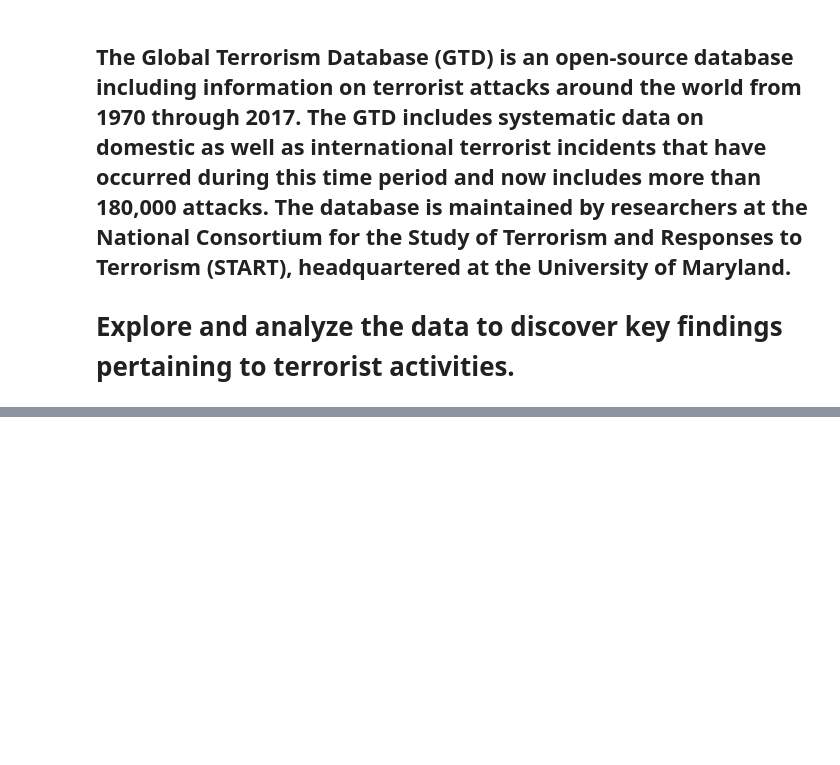
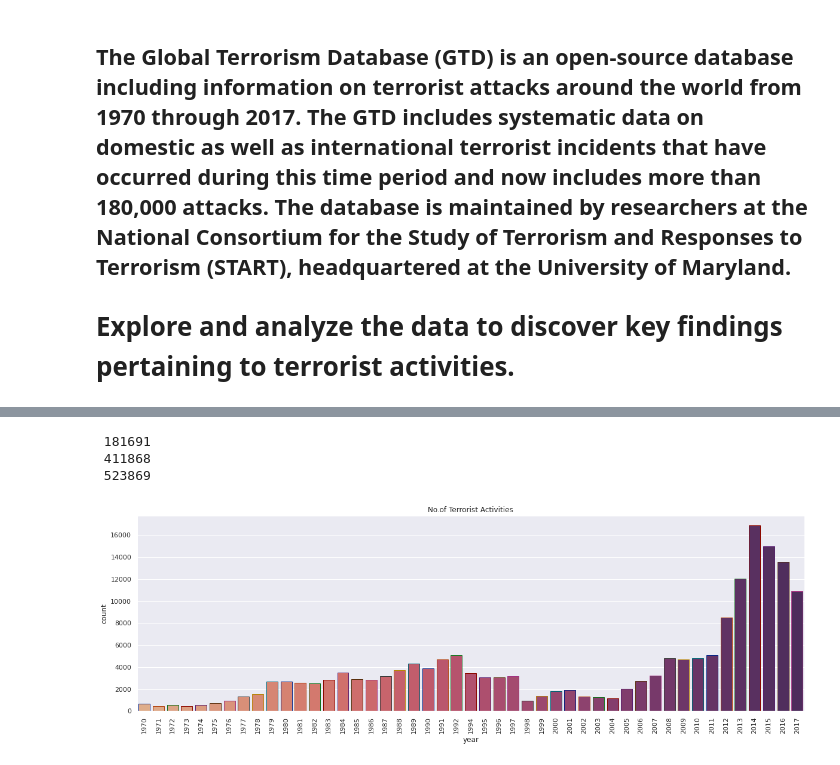
Before and after one commit to keerthana-narra/global-terrorism, a Jupyter notebook: N_Sai_Keerthana_Reddy_Global_Terrorism_Analysis_Capstone_Project.ipynb, the cells around one changed output, grey strips where cells are left out. Cells and saved outputs as stored; diff of their text form; code cells hidden in the pictures; blank space fills up the shorter version.

```diff
--- a/N_Sai_Keerthana_Reddy_Global_Terrorism_Analysis_Capstone_Project.ipynb
+++ b/N_Sai_Keerthana_Reddy_Global_Terrorism_Analysis_Capstone_Project.ipynb
@@ -37,0 +31,3 @@ df
+# %%
+#taking a subset because by looking at the data many columns have null values so not useful
+global_terrorism = df[['eventid','iyear',	'imonth',	'iday', 'extended',	'country', 'country_txt',	'region',	'region_txt',	'provstate',	'city',	'latitude',	'longitude', 'success',	'suicide',	'attacktype1',	'attacktype1_txt', 'targtype1',	'targtype1_txt', 'targsubtype1',	'targsubtype1_txt', 'gname','weaptype1', 'weaptype1_txt',   'nkill',   'nwound',   'ishostkid', 'target1',  'ransom']]
@@ -37,0 +43,7 @@ df
+# %%
+#renaming the columns by the appropriate name
+global_terrorism.rename(columns={'iyear' : 'year' , 'imonth' : 'month', 'iday' : 'day' , 'country_txt' : 'country_name' , 'region_txt' : 'region_name' ,  'attacktype1_txt' : 'attacktype' , 'target1' : 'target' , 'nkill' : 'killed' , 'nwound' : 'wounded'  , 'gname' : 'group' , 'targtype1_txt' : 'target_type' , 'weaptype1_txt' : 'weapon_type' , 'motive' : 'motive' } , inplace = True)
+#Introducing new column
+global_terrorism['casualities'] = global_terrorism.killed + global_terrorism.wounded
+# taking data frame subset into global_terrorism variable
+global_terrorism=global_terrorism[[ 'year' , 'month' , 'day' , 'country', 'country_name' ,'region','region_name' , 'city' , 'latitude' , 'longitude' ,  'attacktype' , 'killed' , 'wounded' , 'casualities' , 'target' , 'group' , 'target_type' , 'weapon_type' ]]
@@ -37,0 +71,21 @@ df
+# %%
+# total no.of attacks recorded
+print('',global_terrorism.index.nunique())
+# total no.of people got killed
+print('',int(global_terrorism.killed.sum()))
+# total no.of people wounded
+print('',int(global_terrorism.wounded.sum()))
+# %% [output]
+ 181691
+ 411868
+ 523869
+# %%
+#Visualizing no.of terrorist activities happend from 1970-2017 (Year-wise)
+
+plt.subplots(figsize=(20,6))   # for size of the rectangle the plot should appear length,breadth
+sns.countplot('year',data=global_terrorism,palette='flare',edgecolor=sns.color_palette('dark'))
+plt.xticks(rotation=90) # rotates the year value
+plt.title('No.of Terrorist Activities') # title
+plt.show()
+# %% [output]
+[figure, added]
```
Also changed, not shown: parts of 9 cells of this notebook.
